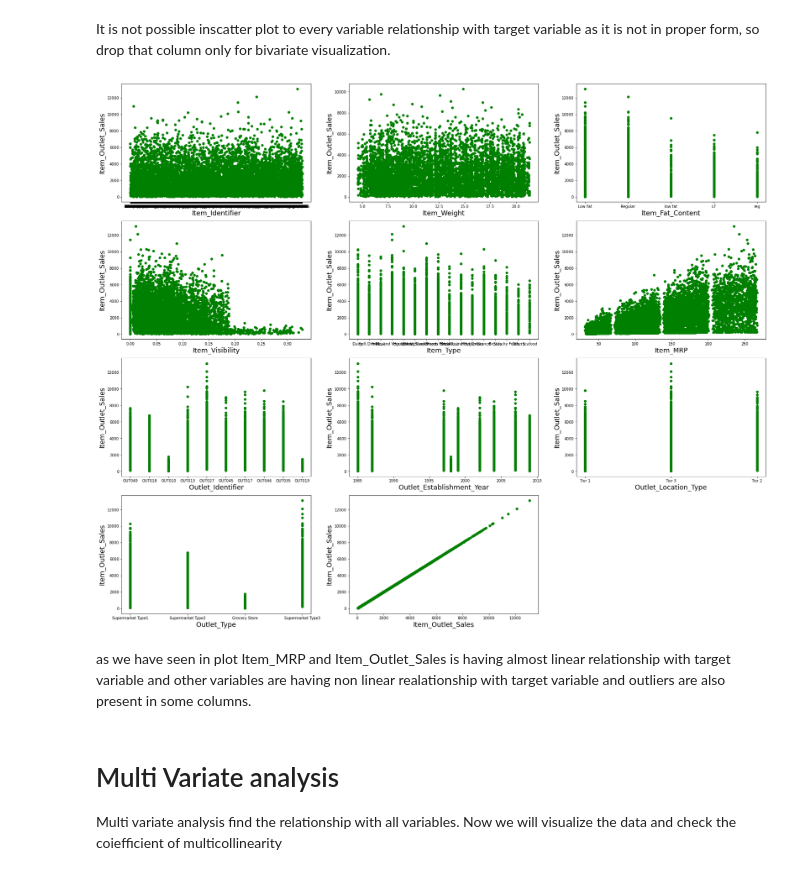
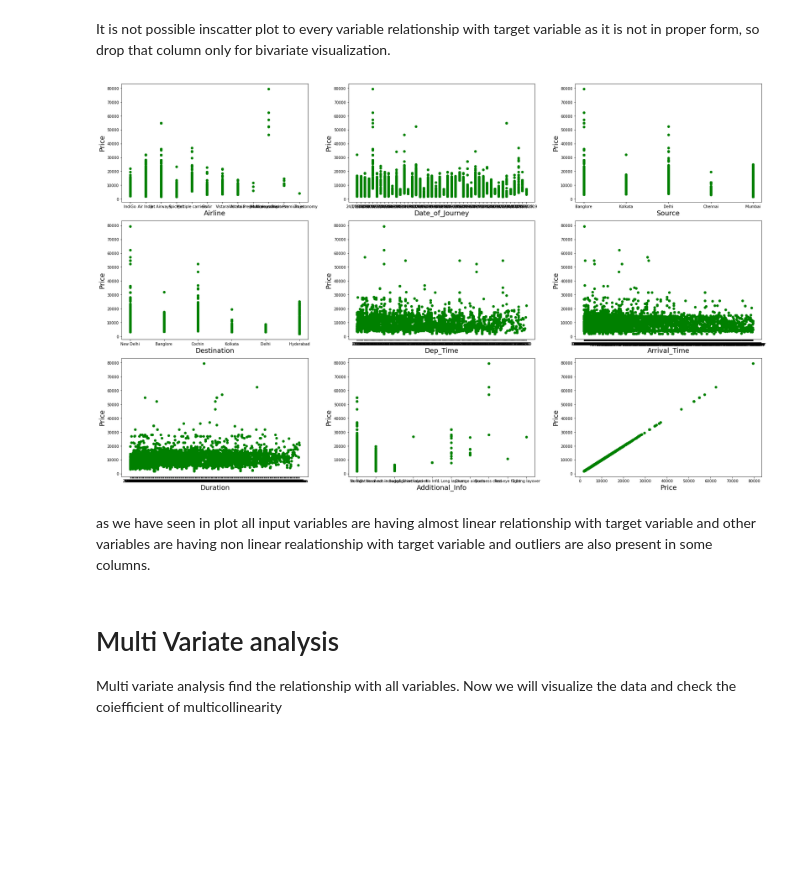
Before and after one commit to chaitali1992mygit/Flight-price-prediction, a Jupyter notebook: Flight Price Prediction.ipynb, the cells around one changed output. Cells and saved outputs as stored; diff of their text form; code cells hidden in the pictures; blank space fills up the shorter version.

```diff
--- a/Flight Price Prediction.ipynb
+++ b/Flight Price Prediction.ipynb
@@ -28,8 +28,8 @@ Importing train data set as a df1
 # %%
 #Import the dataset
 
-df1= pd.read_excel(r"C:\Users\Chaitali Nakade\Downloads\Flight_Ticket_Participant_Datasets-20190305T100527Z-001 (3)\Flight_Ticket_Participant_Datasets\Data_Train.xlsx")
-df1.head()
+train_df= pd.read_excel(r"C:\Users\Chaitali Nakade\Downloads\Flight_Ticket_Participant_Datasets-20190305T100527Z-001 (3)\Flight_Ticket_Participant_Datasets\Data_Train.xlsx")
+train_df.head()
 # %% [output]
 |  | Airline | Date_of_Journey | Source | Destination | Route | Dep_Time | Arrival_Time | Duration | ... |
 | 0 | IndiGo | 24/03/2019 | Banglore | New Delhi | BLR → DEL | 22:20 | 01:10 22 Mar | 2h 50m | ... |
@@ -163,14 +127,0 @@ Outlet_Establishment_Year is a catogorical variable so need to find skewness in
-# %%
-#Relationship Visualizing
-
-plt.figure(figsize = (15,20), facecolor = 'white')
-plotnumber = 1
-
-for column in fe:
-    if plotnumber <= 6: # as we see there are eight columns in the data
-        ax = plt.subplot(3,2,plotnumber)
-        sn.boxplot(fe[column], color = 'c')
-        plt.xlabel(column,fontsize=20)
-
-    plotnumber += 1
-plt.show()
@@ -183,14 +127,0 @@ plt.show()
-# %%
-#Relationship Visualizing
-
-plt.figure(figsize = (15,20), facecolor = 'white')
-plotnumber = 1
-
-for column in fe:
-    if plotnumber <= 6: # as we see there are eight columns in the data
-        ax = plt.subplot(3,2,plotnumber)
-        sn.histplot(fe[column], color = 'c')
-        plt.xlabel(column,fontsize=20)
-
-    plotnumber += 1
-plt.show()
@@ -206,23 +191,25 @@ df_bi=df1.drop(['Outlet_Size'], axis=1)
 # %% [markdown]
 It is not possible inscatter plot to every variable relationship with target variable as it is not in proper form, so drop that column only for bivariate visualization.
+# %%
+fe = train_df[["Airline", "Date_of_Journey", "Source", "Destination", "Dep_Time", "Arrival_Time", "Duration", "Additional_Info", "Price"]]
 # %%
 #Relationship Visualizing
 
 plt.figure(figsize = (25,25), facecolor = 'white')
 plotnumber = 1
 
-for column in df_bi:
+for column in fe:
     if plotnumber <= 15:
         ax = plt.subplot(5,3,plotnumber)
-        plt.scatter(df_bi[column],df_bi['Item_Outlet_Sales'], color='g')
+        plt.scatter(fe[column],fe['Price'], color='g')
         plt.xlabel(column,fontsize=18)
-        plt.ylabel('Item_Outlet_Sales', fontsize=18)
+        plt.ylabel('Price', fontsize=18)
     plotnumber += 1
 plt.tight_layout()
 # %% [output]
-[figure, old version]
+[figure, new version]
 # %% [markdown]
-as we have seen in plot Item_MRP and Item_Outlet_Sales is having almost linear relationship with target variable and other variables are having non linear realationship with target variable and outliers are also present in some columns.
+as we have seen in plot all input variables are having almost linear relationship with target variable and other variables are having non linear realationship with target variable and outliers are also present in some columns.
 # %% [markdown]
 # Multi Variate analysis
 Multi variate analysis find the relationship with all variables.
```
Also changed, not shown: parts of 371 cells of this notebook.
